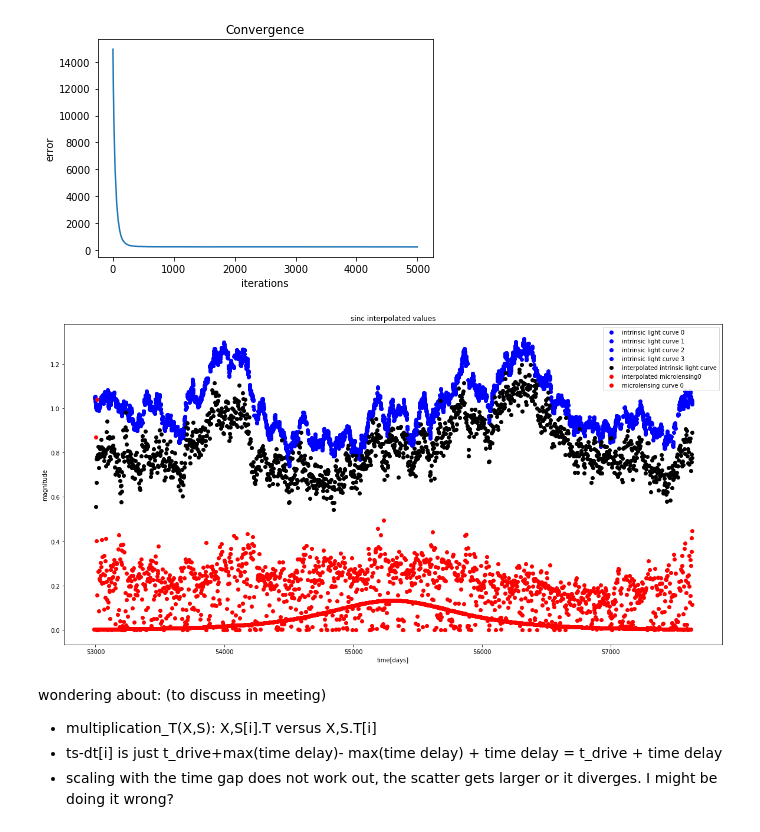
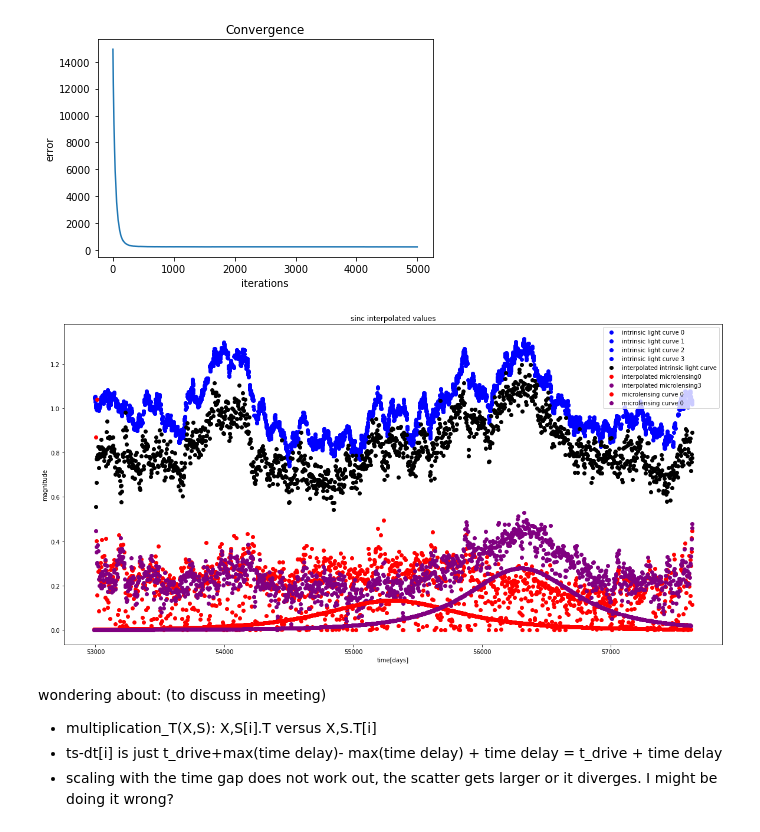
Before and after one commit to herjy/Quasar_lensing, a Jupyter notebook: simulation_interpolation/microlensing.ipynb, the cells around one changed output. Drawn from its saved outputs; the diff is of its cells as text; code cells hidden in the pictures.

```diff
--- a/simulation_interpolation/microlensing.ipynb
+++ b/simulation_interpolation/microlensing.ipynb
@@ -203,36 +203,36 @@ plt.figure(figsize=(20,10))
 
 # for i in range(4):
 #     plt.plot(ts-dt[i], Y[i], 'o', label='microlensed light curve '+str(i))
 
 
 
 for i in range(4):
     plt.plot(ts-dt[i], fs[i], 'o', label='intrinsic light curve '+str(i), color = 'blue')
 
 plt.plot(tk, X,'o', label='interpolated intrinsic light curve', color='black')
 plt.plot(tk, M0,'o', label='interpolated microlensing0',color = 'r')
 # plt.plot(tk, M1,'o', label='interpolated microlensing1', color = 'g')
 # plt.plot(tk, M2,'o', label='interpolated microlensing2', color = 'pink')
-# plt.plot(tk, M3,'o', label='interpolated microlensing3', color = 'purple')
+plt.plot(tk, M3,'o', label='interpolated microlensing3', color = 'purple')
 
 
 
 plt.plot(mic0[0],mic_mag[0],'o', label = "microlensing curve 0", color = 'r')
 # plt.plot(mic0[0],mic_mag[1],'o', label = "microlensing curve 0", color = 'g')
 # plt.plot(mic0[0],mic_mag[2],'o', label = "microlensing curve 0", color = 'pink')
-# plt.plot(mic0[0],mic_mag[3],'o', label = "microlensing curve 0", color = 'purple')
+plt.plot(mic0[0],mic_mag[3],'o', label = "microlensing curve 0", color = 'purple')
 
 
 #plt.plot(tk, X,'o', label='interpolated', color='black')
 #plt.plot(t,f,'o', label = 'true')
 plt.xlabel('time[days]')
 plt.ylabel('magnitude')
 plt.title('sinc interpolated values')
 plt.legend()
 #plt.savefig("pos2 and total variation1 on X and M 5,5,3.png")
 plt.show()
 # %% [output]
-[figure, old version]
+[figure, new version]
 # %% [markdown]
 wondering about: (to discuss in meeting)
 - multiplication_T(X,S): X,S[i].T versus X,S.T[i]
```
Also changed, not shown: 41 other files.
